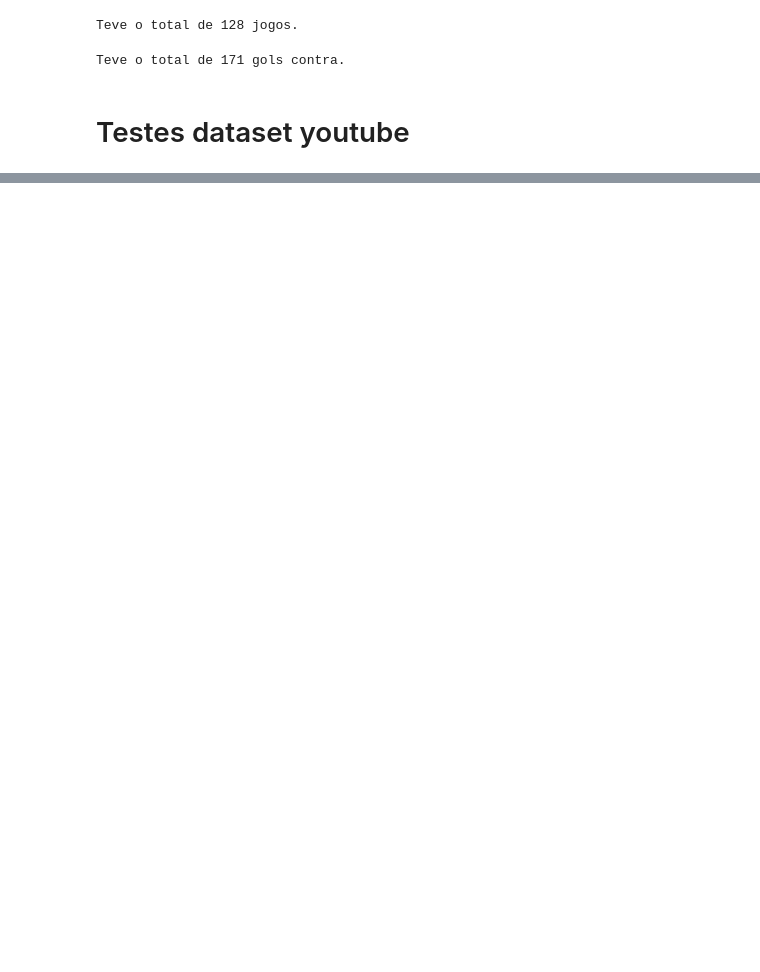
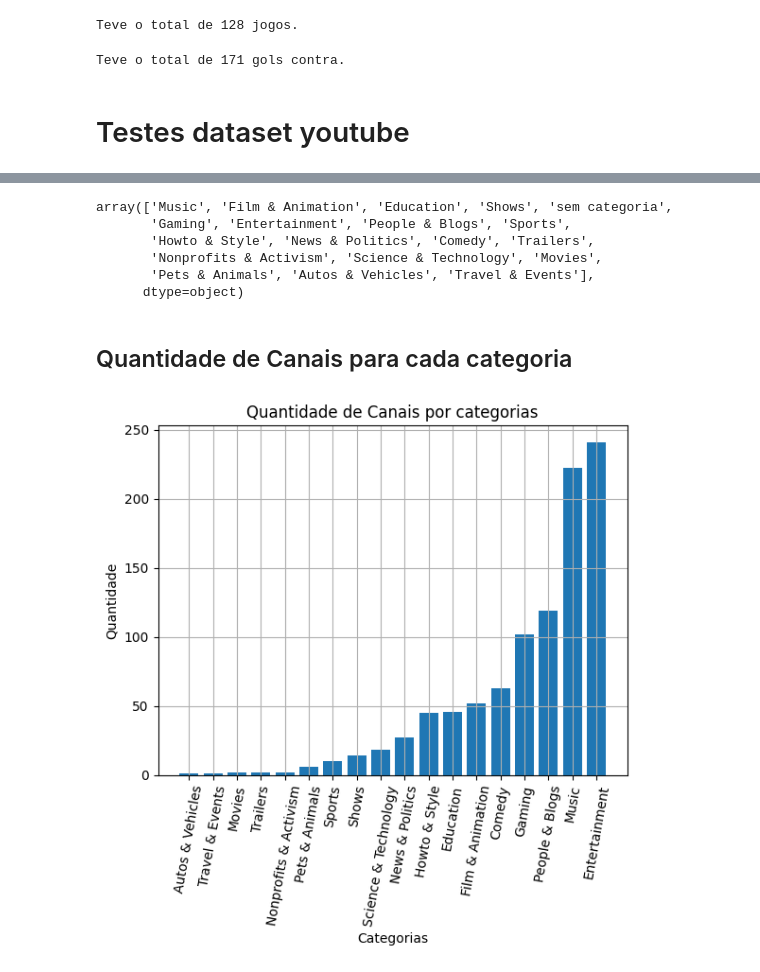
Before and after one commit to Edsondomingos/atividade-final-analise-dataset, a Jupyter notebook: testes/analise-dataset.ipynb, the cells around one changed output, grey strips where cells are left out. Cells and saved outputs as stored; diff of their text form; code cells hidden in the pictures; blank space fills up the shorter version.

```diff
--- a/testes/analise-dataset.ipynb
+++ b/testes/analise-dataset.ipynb
@@ -93,0 +160,22 @@ porc = yt[['subscribers','video views']]
+# %%
+yt['category'].unique()
+# %% [output]
+array(['Music', 'Film & Animation', 'Education', 'Shows', 'sem categoria',
+       'Gaming', 'Entertainment', 'People & Blogs', 'Sports',
+       'Howto & Style', 'News & Politics', 'Comedy', 'Trailers',
+       'Nonprofits & Activism', 'Science & Technology', 'Movies',
+       'Pets & Animals', 'Autos & Vehicles', 'Travel & Events'],
+      dtype=object)
+# %% [markdown]
+## Quantidade de Canais para cada categoria
+# %%
+qtd_canais_categoria = ytr.groupby(['category'])['category'].count().sort_values(ascending=True)
+plt.bar(qtd_canais_categoria.index, qtd_canais_categoria.values)
+plt.xticks(rotation=80)
+plt.title('Quantidade de Canais por categorias')
+plt.xlabel('Categorias')
+plt.ylabel('Quantidade')
+plt.grid(True)
+plt.show()
+# %% [output]
+[figure, added]
```
Also changed, not shown: parts of 10 cells of this notebook.
